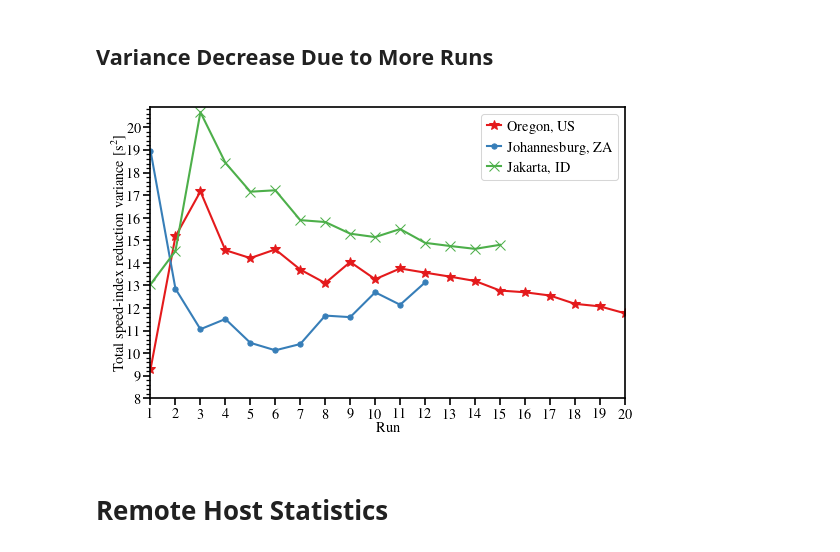
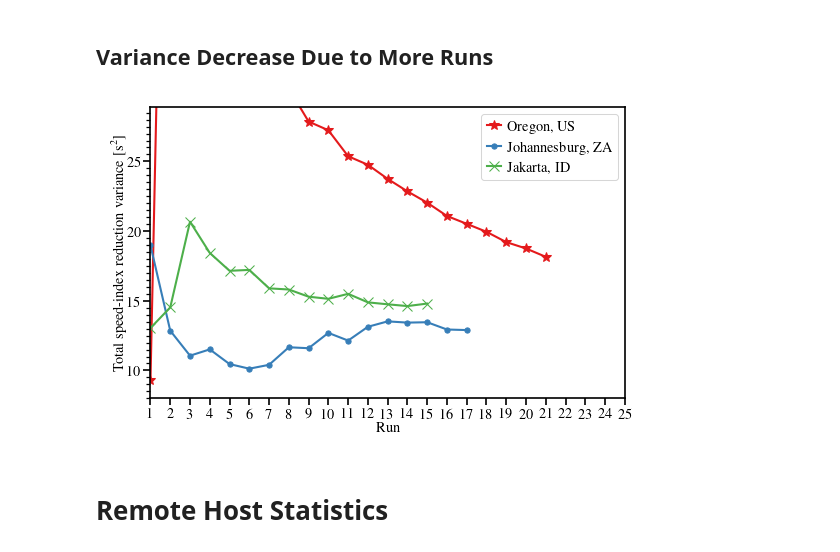
Before and after one commit to miri64/artifacts-tnsm26-cbor-dns-eval, a Jupyter notebook: 06_1evaluation.ipynb, the cells around one changed output. Drawn from its saved outputs; the diff is of its cells as text; code cells hidden in the pictures.

```diff
--- a/06_1evaluation.ipynb
+++ b/06_1evaluation.ipynb
@@ -569,45 +569,45 @@ for location in LOCATIONS_SORTED:
     ).select(["domain", "run"] + METRICS)
 
     variances = None
     for run in range(1, times["run"].max() + 1):
-        if location == "us-west" and run == 2:
-            # this run had an unusually high variance which was
-            # nearly one order of magnitude greater in speed_index
-            # (~92 s²), so we discarded it
-            continue
+        # if location == "us-west" and run == 2:
+        #     # this run had an unusually high variance which was
+        #     # nearly one order of magnitude greater in speed_index
+        #     # (~92 s²), so we discarded it
+        #     continue
         if location == "africa-south" and run <= 3:
             # we did not capture the remote proxy logs for those
             continue
         variance = times.filter(
             (polars.col("run") <= run)
         ).var().with_columns(
-            runs=polars.lit(run - 3 if location == "africa-south" else run if location != "us-west" or run == 1 else run - 1)
+            runs=polars.lit(run - 3 if location == "africa-south" else run) #if location != "us-west" or run == 1 else run - 1)
             #runs=polars.lit(run if location != "us-west" or run == 1 else run - 1)
         ).select(["runs"] + METRICS)
 
         if variances is None:
             variances = variance
         else:
             variances = polars.concat(
                 [variances, variance],
             )
     ax.plot(
         variances["runs"],
         variances["speed_index"],
         label=LOCATIONS[location],
         markersize=5,
     )
 ax.set_xlabel("Run")
-ax.set_xlim(1, 20)
-ax.set_xticks(numpy.arange(1, 21))
+ax.set_xlim(1, 25)
+ax.set_xticks(numpy.arange(1, 26))
 ax.set_ylabel("Total speed-index reduction variance [s$^{2}$]")
-ax.set_ylim(8, 20.9)
-ax.set_yticks(numpy.arange(8, 21, 1))
-ax.set_yticks(numpy.arange(8, 21, 0.2), minor=True)
+ax.set_ylim(8, 28.9)
+ax.set_yticks(numpy.arange(10, 29, 5))
+ax.set_yticks(numpy.arange(8, 29, 0.5), minor=True)
 ax.legend()
 matplotlib.pyplot.show()
 # %% [output]
-[figure, old version]
+[figure, new version]
 # %% [markdown]
 # Remote Host Statistics
 # %%
```
Also changed, not shown: parts of 10 cells of this notebook.
